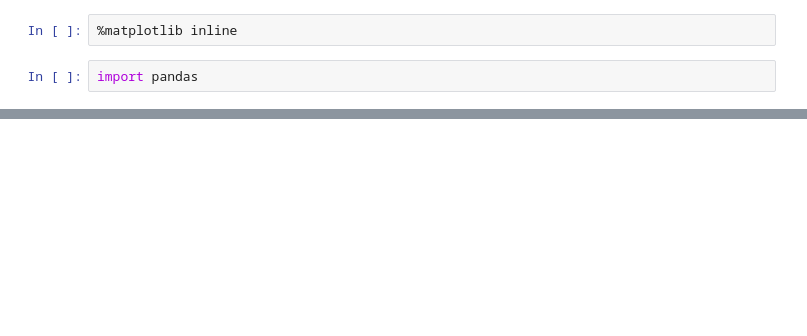
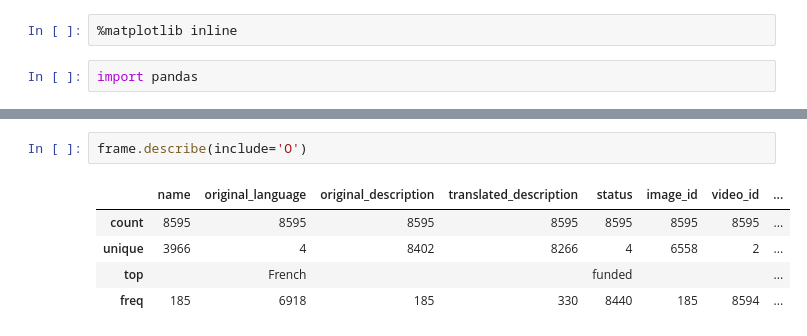
Before and after one commit to tipanverella/kiva-ayiti, a Jupyter notebook: AyitiEDA.ipynb, the cells around one changed output, grey strips where cells are left out. Saved outputs shown, nothing was run; the diff lists cells and outputs as text; blank space fills up the shorter version.

```diff
--- a/AyitiEDA.ipynb
+++ b/AyitiEDA.ipynb
@@ -45,0 +58,8 @@ frame.sample(5).T
+# %%
+frame.describe(include='O')
+# %% [output]
+|  | name | original_language | original_description | translated_description | status | image_id | video_id | ... |
+| count | 8595 | 8595 | 8595 | 8595 | 8595 | 8595 | 8595 | ... |
+| unique | 3966 | 4 | 8402 | 8266 | 4 | 6558 | 2 | ... |
+| top |  | French |  |  | funded |  |  | ... |
+| freq | 185 | 6918 | 185 | 330 | 8440 | 185 | 8594 | ... |
```
Also changed, not shown: parts of 3 cells of this notebook, 6 other files.
